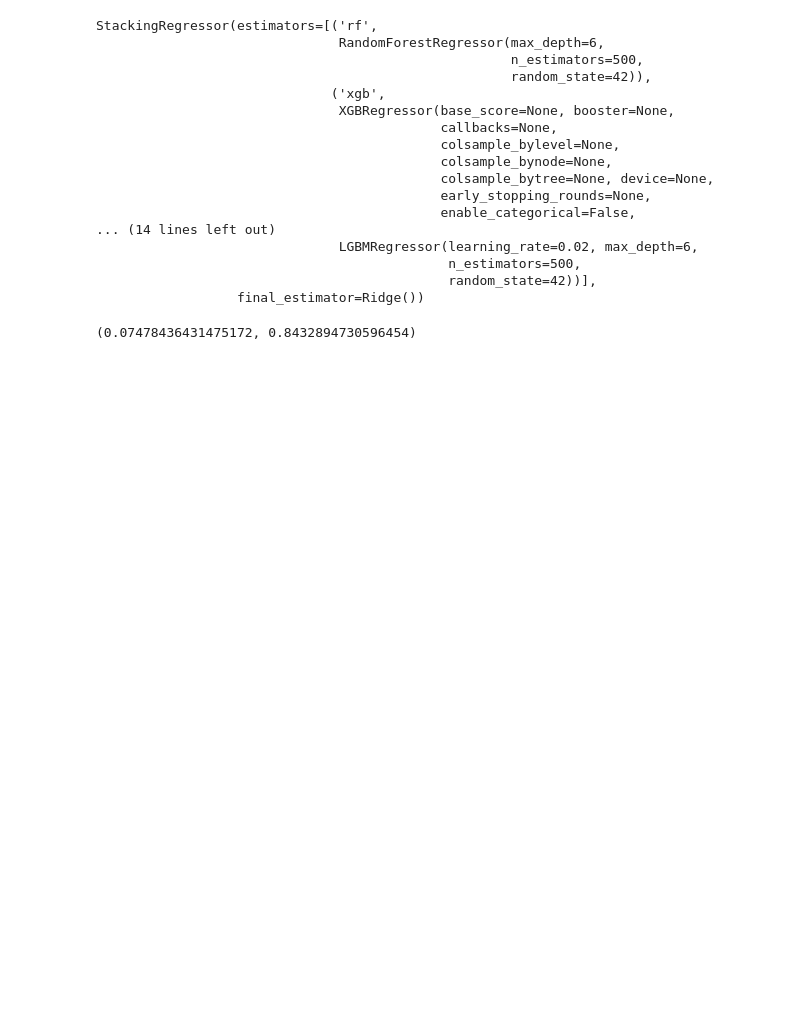
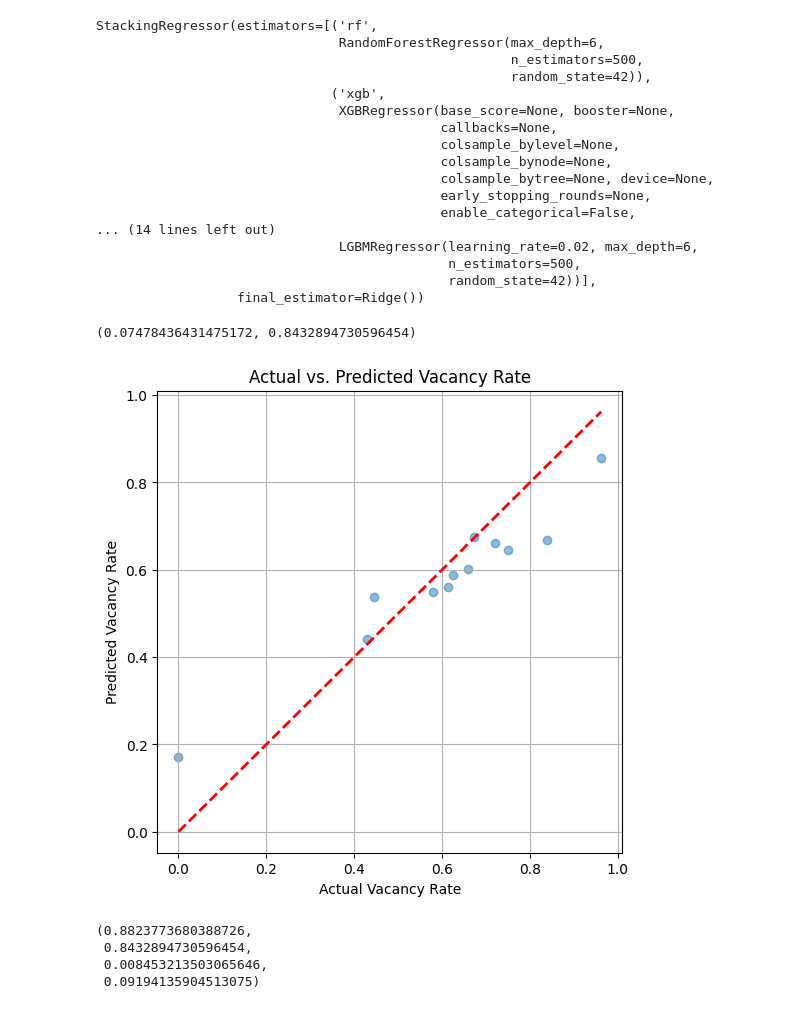
Before and after one commit to LHMade/LH-Made-Cookies, a Jupyter notebook: sori_LH_Made_Cookies_fin.ipynb, the cells around one changed output. Drawn from its saved outputs; the diff is of its cells as text; code cells hidden in the pictures; blank space fills up the shorter version.

```diff
--- a/sori_LH_Made_Cookies_fin.ipynb
+++ b/sori_LH_Made_Cookies_fin.ipynb
@@ -175,3 +187,6 @@ stacking_pred = stacking_model.predict(X_test)
 (mean_absolute_error(y_test, stacking_pred), r2_score(y_test, stacking_pred))
 # %% [output]
 (0.07478436431475172, 0.8432894730596454)
+# %%
+# 예측값 계산
+stacking_pred = stacking_model.predict(X_test)
@@ -177,0 +197,23 @@ stacking_pred = stacking_model.predict(X_test)
+# %%
+# 예측값 vs 실제값 시각화
+plt.figure(figsize=(6,6))
+plt.scatter(y_test, stacking_pred, alpha=0.5)
+plt.plot([y_test.min(), y_test.max()], [y_test.min(), y_test.max()], 'r--', lw=2)
+plt.xlabel("Actual Vacancy Rate")
+plt.ylabel("Predicted Vacancy Rate")
+plt.title("Actual vs. Predicted Vacancy Rate")
+plt.grid(True)
+plt.show()
+# %% [output]
+[figure, added]
+# %%
+# MSE, RMSE 계산
+mse = np.mean((y_test - stacking_pred) ** 2)
+rmse = np.sqrt(mse)
+
+(train_r2, test_r2, mse, rmse)
+# %% [output]
+(0.8823773680388726,
+ 0.8432894730596454,
+ 0.008453213503065646,
+ 0.09194135904513075)
```
Also changed, not shown: parts of 11 cells of this notebook.
